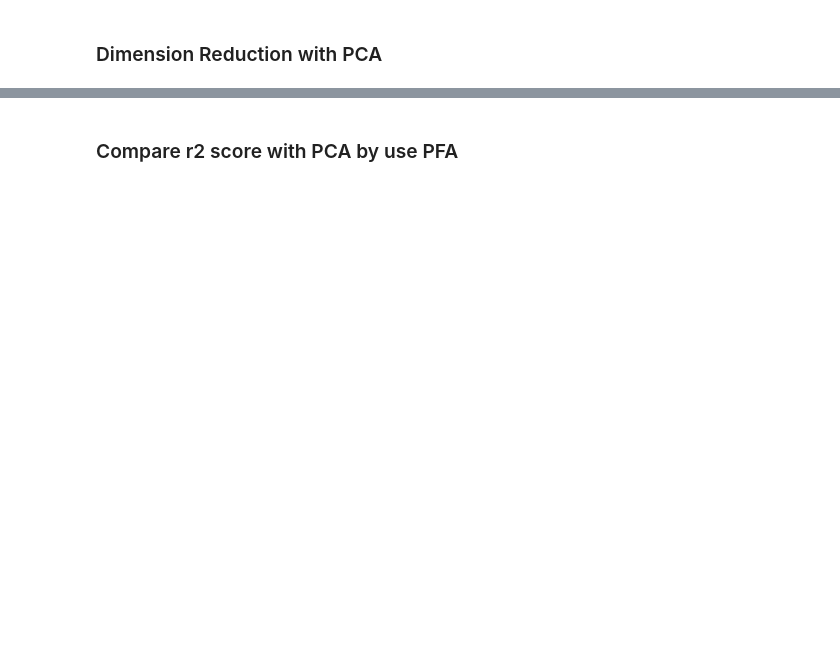
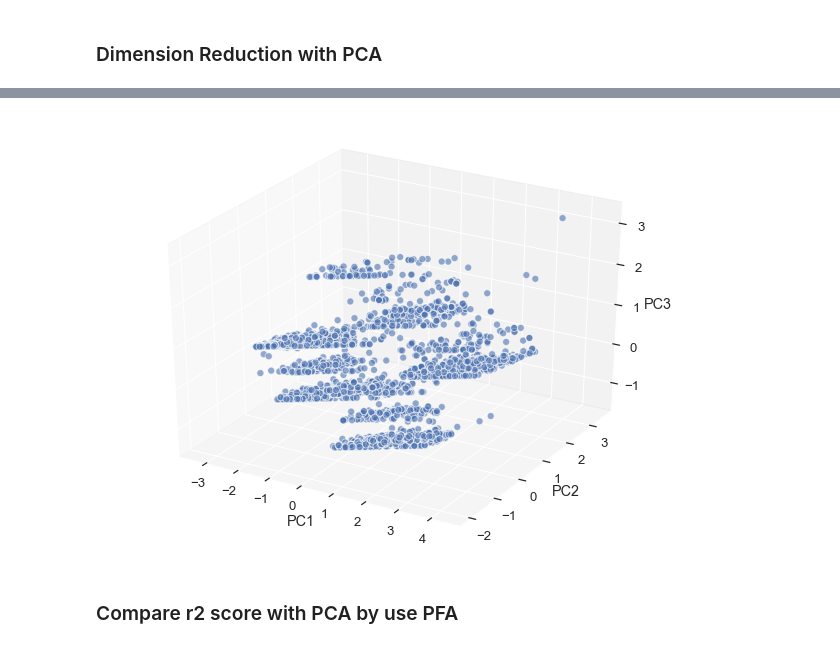
Before and after one commit to nuttheguitar/realties_datasprints, a Jupyter notebook: EDA.ipynb, the cells around one changed output, grey strips where cells are left out. Drawn from its saved outputs; the diff is of its cells as text; code cells hidden in the pictures; blank space fills up the shorter version.

```diff
--- a/EDA.ipynb
+++ b/EDA.ipynb
@@ -576,3 +624,20 @@ metrics.r2_score(y_test, predict1)
+# %%
+fig = plt.figure(figsize=(8, 6))
+ax = Axes3D(fig)
+
+xs = pca_test_X['PC_1']
+ys = pca_test_X['PC_2']
+zs = pca_test_X['PC_3']
+ax.scatter(xs, ys, zs, s=50, alpha=0.6, edgecolors='w')
+
+ax.set_xlabel('PC1')
+ax.set_ylabel('PC2')
+ax.set_zlabel('PC3')
+ax.set_facecolor('#ffffff')
+
+plt.show()
+# %% [output]
+[figure, added]
 # %% [markdown]
 ### Compare r2 score with PCA by use PFA
 # %%
```
Also changed, not shown: parts of 17 cells of this notebook, 4 other files.
